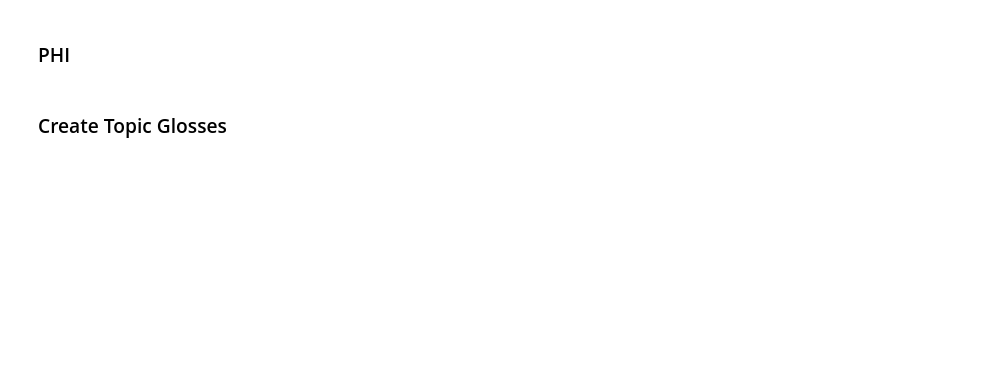
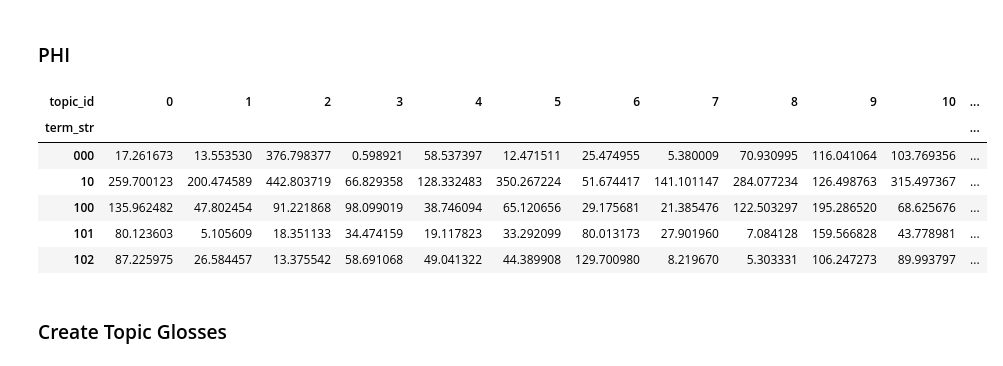
Before and after one commit to ontoligent/TAPI_Topic_Models, a Jupyter notebook: 01-SciKitLearn.ipynb, the cells around one changed output. Drawn from its saved outputs; the diff is of its cells as text; code cells hidden in the pictures; blank space fills up the shorter version.

Commit message:
Updated to work with USSC data

```diff
--- a/01-SciKitLearn.ipynb
+++ b/01-SciKitLearn.ipynb
@@ -19,5 +37,5 @@ tapi.list_corpora()
 # %%
-data_prefix = 'winereviews'
+data_prefix = 'ussc'
 # %%
 db = tapi.Edition(data_prefix)
 # %% [markdown]
@@ -25,7 +43,7 @@ db = tapi.Edition(data_prefix)
 # %%
 n_terms = 4000      # Vocabulary size
 ngram_range = (1,4) # ngram min and max lengths
-n_topics = 20       # Number of topics
+n_topics = 40       # Number of topics
 max_iter = 5        # Number of iterations for topic model
 # %% [markdown]
 ## Create Tables Object
@@ -124,7 +237,15 @@ db.PHI = pd.DataFrame(lda_engine.components_, columns=db.VOCAB.index)
 db.PHI.index.name = 'topic_id'
 db.PHI.columns.name  = 'term_str'
 # %%
-db.PHI.head().style.background_gradient()
+db.PHI.T.head().style.background_gradient()
+# %% [output]
+| topic_id | 0 | 1 | 2 | 3 | 4 | 5 | 6 | 7 | 8 | 9 | 10 | ... |
+| term_str |  |  |  |  |  |  |  |  |  |  |  | ... |
+| 000 | 17.261673 | 13.553530 | 376.798377 | 0.598921 | 58.537397 | 12.471511 | 25.474955 | 5.380009 | 70.930995 | 116.041064 | 103.769356 | ... |
+| 10 | 259.700123 | 200.474589 | 442.803719 | 66.829358 | 128.332483 | 350.267224 | 51.674417 | 141.101147 | 284.077234 | 126.498763 | 315.497367 | ... |
+| 100 | 135.962482 | 47.802454 | 91.221868 | 98.099019 | 38.746094 | 65.120656 | 29.175681 | 21.385476 | 122.503297 | 195.286520 | 68.625676 | ... |
+| 101 | 80.123603 | 5.105609 | 18.351133 | 34.474159 | 19.117823 | 33.292099 | 80.013173 | 27.901960 | 7.084128 | 159.566828 | 43.778981 | ... |
+| 102 | 87.225975 | 26.584457 | 13.375542 | 58.691068 | 49.041322 | 44.389908 | 129.700980 | 8.219670 | 5.303331 | 106.247273 | 89.993797 | ... |
 # %% [markdown]
 ### Create Topic Glosses
 # %%
```
Also changed, not shown: parts of 22 cells of this notebook, 14 other files.
